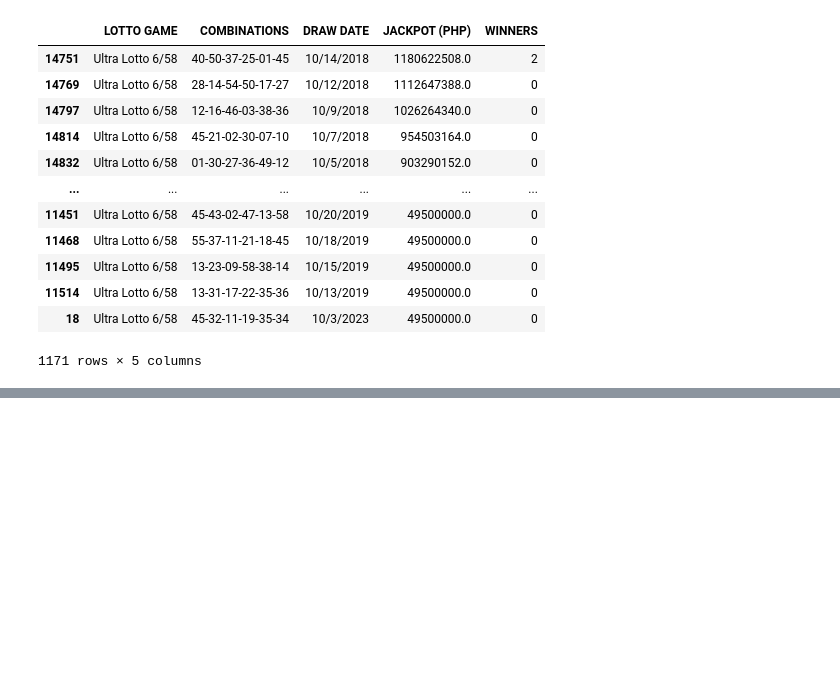
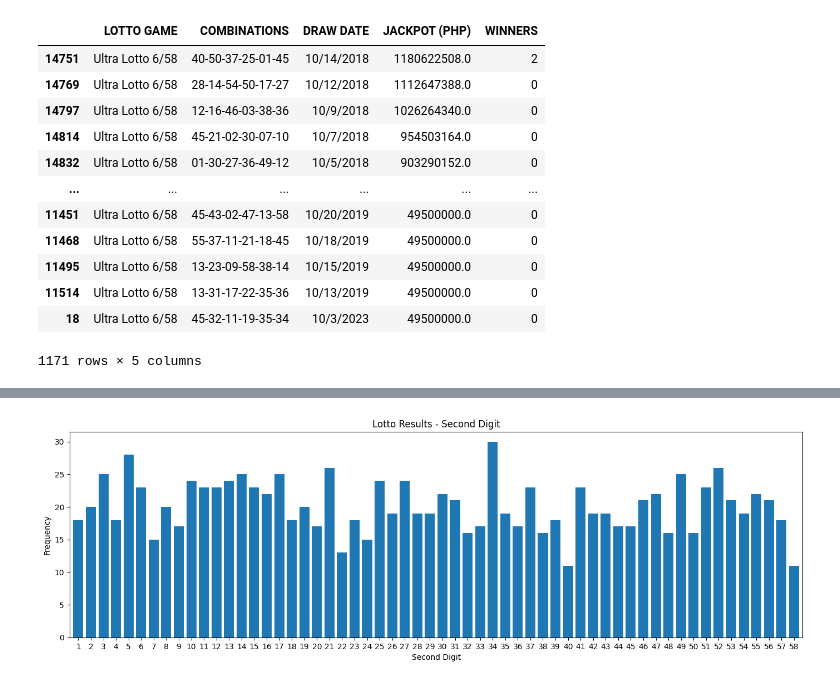
Before and after one commit to cl-ud9/pcso-web-scraper, a Jupyter notebook: pcso_analysis.ipynb, the cells around one changed output, grey strips where cells are left out. Drawn from its saved outputs; the diff is of its cells as text; code cells hidden in the pictures; blank space fills up the shorter version.

```diff
--- a/pcso_analysis.ipynb
+++ b/pcso_analysis.ipynb
@@ -95,0 +147,8 @@ dfSortedULotto
+# %%
+digitTarget = []
+clearyValues()
+getDigit(2)
+getyValues()
+pltFigure("Lotto Results - Second Digit","Second Digit")
+# %% [output]
+[figure, added]
```
Also changed, not shown: parts of 18 cells of this notebook.
